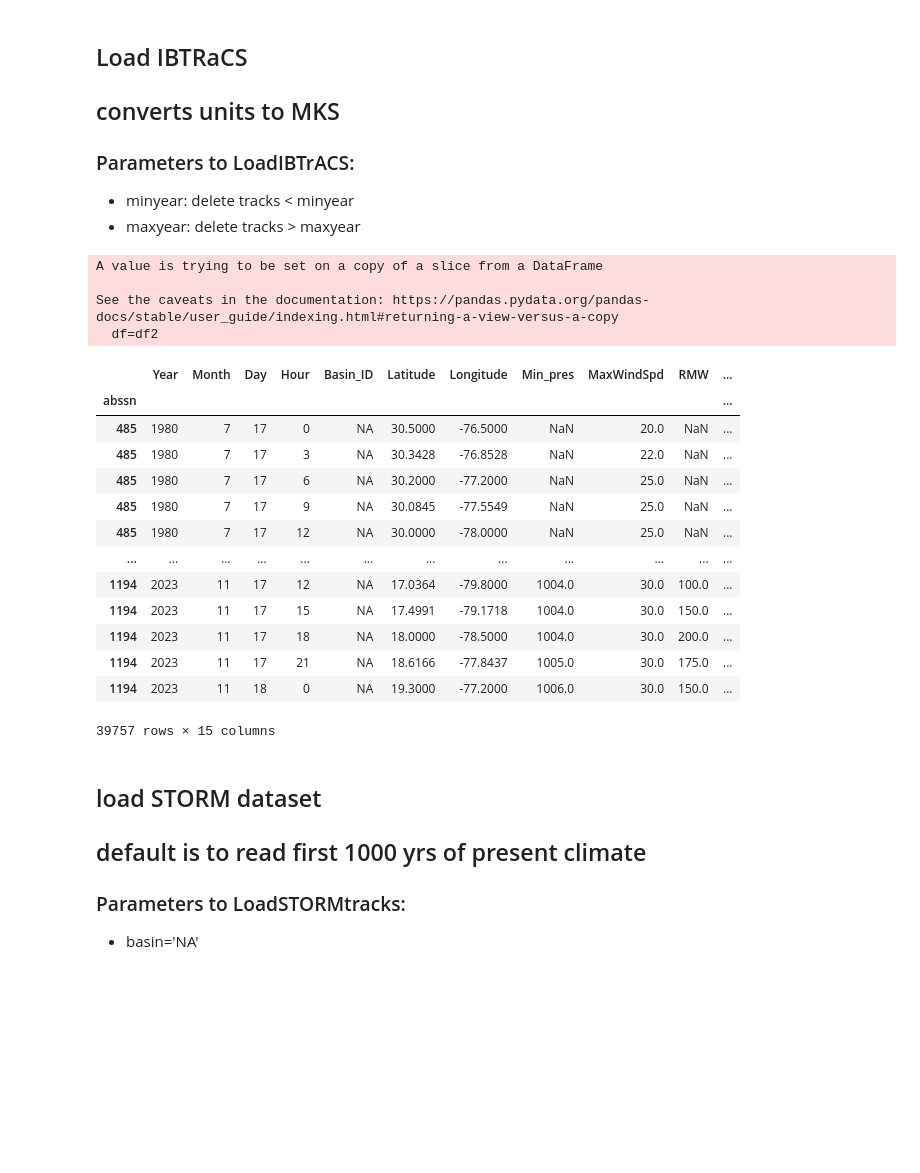
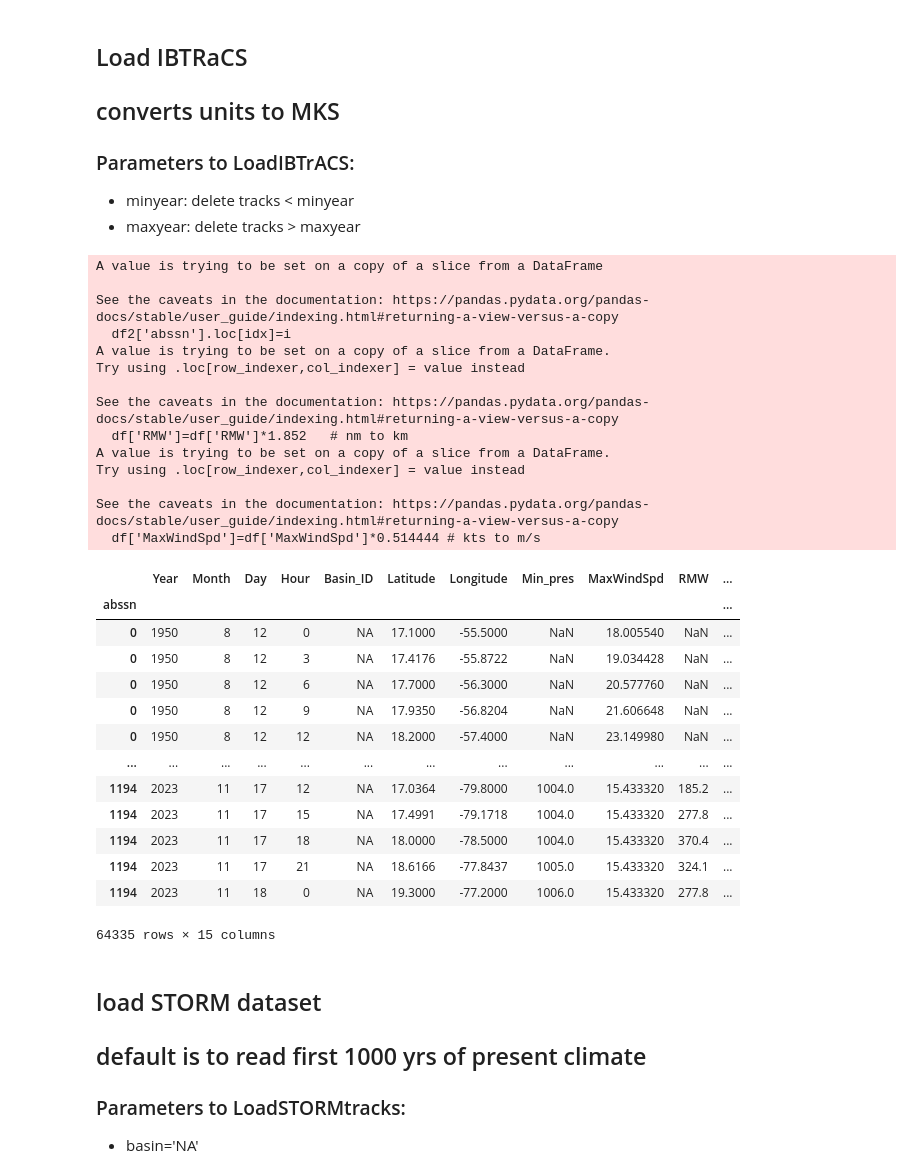
Before and after one commit to BrianOBlanton/CHEER-STORM, a Jupyter notebook: Unified_processing.ipynb, the cells around one changed output. Drawn from its saved outputs; the diff is of its cells as text; code cells hidden in the pictures; blank space fills up the shorter version.

```diff
--- a/Unified_processing.ipynb
+++ b/Unified_processing.ipynb
@@ -68,28 +88,37 @@ sz=20
 - minyear: delete tracks < minyear
 - maxyear: delete tracks > maxyear
 # %%
-df_ib=cheer_utils.LoadIBTrACS(minyear=1980)
-#df_ib['RMW_nm']=df_ib['RMW']/1.852
+df_ib=cheer_utils.LoadIBTrACS() # minyear=1980)
 df_ib
 # %% [output]
 A value is trying to be set on a copy of a slice from a DataFrame
 
 See the caveats in the documentation: https://pandas.pydata.org/pandas-docs/stable/user_guide/indexing.html#returning-a-view-versus-a-copy
-  df=df2
+  df2['abssn'].loc[idx]=i
+A value is trying to be set on a copy of a slice from a DataFrame.
+Try using .loc[row_indexer,col_indexer] = value instead
+
+See the caveats in the documentation: https://pandas.pydata.org/pandas-docs/stable/user_guide/indexing.html#returning-a-view-versus-a-copy
+  df['RMW']=df['RMW']*1.852   # nm to km
+A value is trying to be set on a copy of a slice from a DataFrame.
+Try using .loc[row_indexer,col_indexer] = value instead
+
+See the caveats in the documentation: https://pandas.pydata.org/pandas-docs/stable/user_guide/indexing.html#returning-a-view-versus-a-copy
+  df['MaxWindSpd']=df['MaxWindSpd']*0.514444 # kts to m/s
 |  | Year | Month | Day | Hour | Basin_ID | Latitude | Longitude | Min_pres | MaxWindSpd | RMW | ... |
 | abssn |  |  |  |  |  |  |  |  |  |  | ... |
-| 485 | 1980 | 7 | 17 | 0 | NA | 30.5000 | -76.5000 | NaN | 20.0 | NaN | ... |
-| 485 | 1980 | 7 | 17 | 3 | NA | 30.3428 | -76.8528 | NaN | 22.0 | NaN | ... |
-| 485 | 1980 | 7 | 17 | 6 | NA | 30.2000 | -77.2000 | NaN | 25.0 | NaN | ... |
-| 485 | 1980 | 7 | 17 | 9 | NA | 30.0845 | -77.5549 | NaN | 25.0 | NaN | ... |
-| 485 | 1980 | 7 | 17 | 12 | NA | 30.0000 | -78.0000 | NaN | 25.0 | NaN | ... |
+| 0 | 1950 | 8 | 12 | 0 | NA | 17.1000 | -55.5000 | NaN | 18.005540 | NaN | ... |
+| 0 | 1950 | 8 | 12 | 3 | NA | 17.4176 | -55.8722 | NaN | 19.034428 | NaN | ... |
+| 0 | 1950 | 8 | 12 | 6 | NA | 17.7000 | -56.3000 | NaN | 20.577760 | NaN | ... |
+| 0 | 1950 | 8 | 12 | 9 | NA | 17.9350 | -56.8204 | NaN | 21.606648 | NaN | ... |
+| 0 | 1950 | 8 | 12 | 12 | NA | 18.2000 | -57.4000 | NaN | 23.149980 | NaN | ... |
 | ... | ... | ... | ... | ... | ... | ... | ... | ... | ... | ... | ... |
-| 1194 | 2023 | 11 | 17 | 12 | NA | 17.0364 | -79.8000 | 1004.0 | 30.0 | 100.0 | ... |
-| 1194 | 2023 | 11 | 17 | 15 | NA | 17.4991 | -79.1718 | 1004.0 | 30.0 | 150.0 | ... |
-| 1194 | 2023 | 11 | 17 | 18 | NA | 18.0000 | -78.5000 | 1004.0 | 30.0 | 200.0 | ... |
-| 1194 | 2023 | 11 | 17 | 21 | NA | 18.6166 | -77.8437 | 1005.0 | 30.0 | 175.0 | ... |
-| 1194 | 2023 | 11 | 18 | 0 | NA | 19.3000 | -77.2000 | 1006.0 | 30.0 | 150.0 | ... |
+| 1194 | 2023 | 11 | 17 | 12 | NA | 17.0364 | -79.8000 | 1004.0 | 15.433320 | 185.2 | ... |
+| 1194 | 2023 | 11 | 17 | 15 | NA | 17.4991 | -79.1718 | 1004.0 | 15.433320 | 277.8 | ... |
+| 1194 | 2023 | 11 | 17 | 18 | NA | 18.0000 | -78.5000 | 1004.0 | 15.433320 | 370.4 | ... |
+| 1194 | 2023 | 11 | 17 | 21 | NA | 18.6166 | -77.8437 | 1005.0 | 15.433320 | 324.1 | ... |
+| 1194 | 2023 | 11 | 18 | 0 | NA | 19.3000 | -77.2000 | 1006.0 | 15.433320 | 277.8 | ... |
-39757 rows × 15 columns
+64335 rows × 15 columns
 # %%
 # show complete track for storm with largest RMW
 # print(df_ib['RMW'].max())
```
Also changed, not shown: parts of 24 cells of this notebook, 1 other file.
